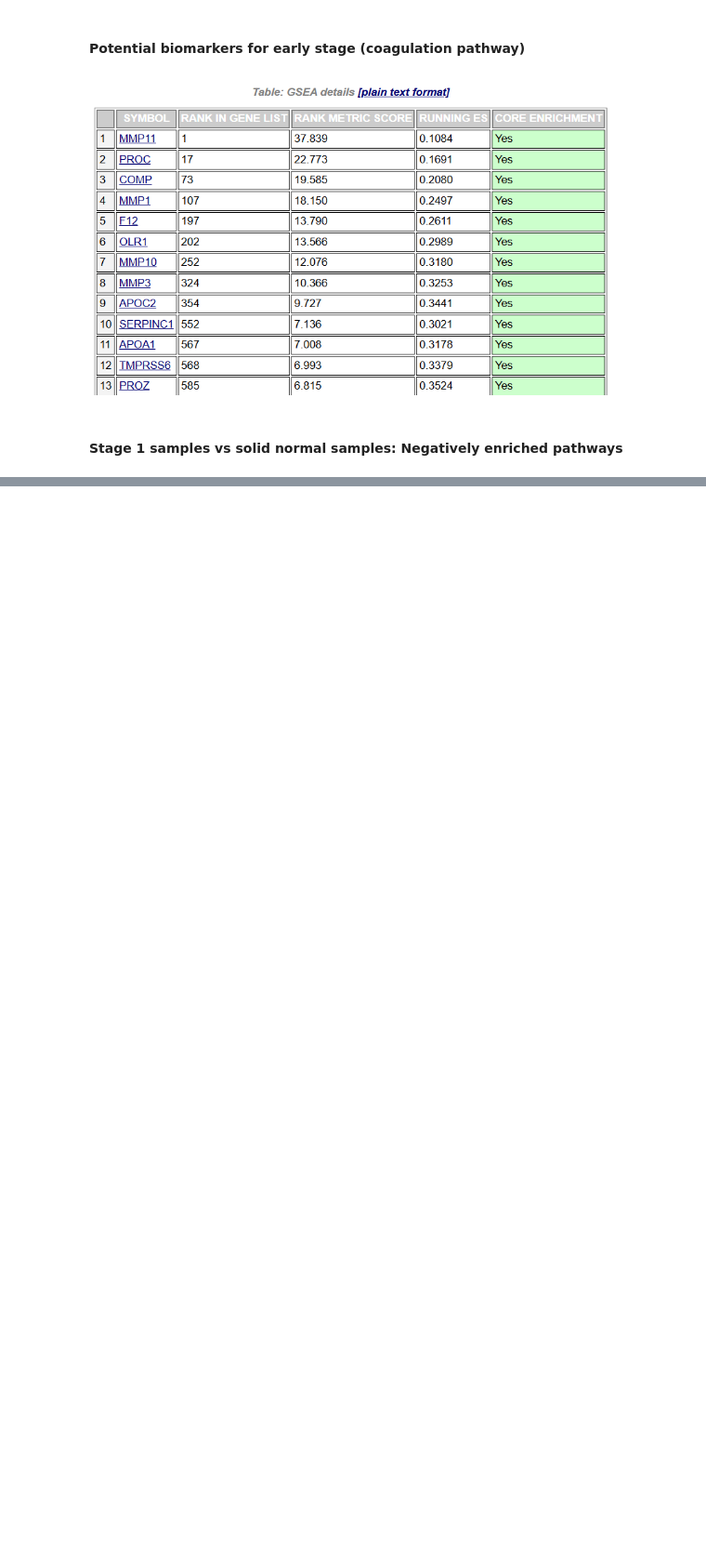
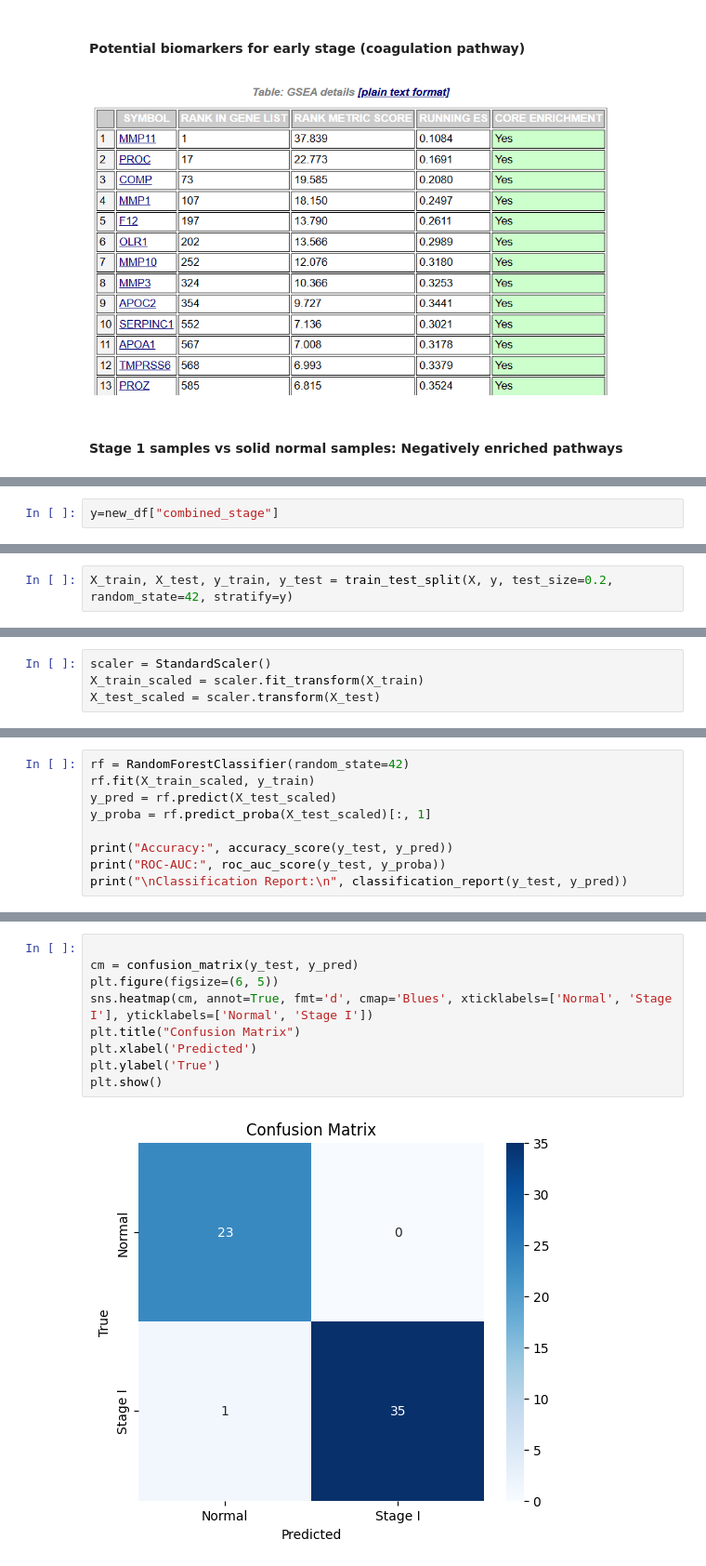
Before and after one commit to Neermita18/Multi-Omics-Breast-Cancer-BITS-Pilani, a Jupyter notebook: Early_stage_breast_cancer_biomarkers.ipynb, the cells around one changed output, grey strips where cells are left out. Shown: that part at 93% size. Drawn from its saved outputs; the diff is of its cells as text; blank space fills up the shorter version.

```diff
--- a/Early_stage_breast_cancer_biomarkers.ipynb
+++ b/Early_stage_breast_cancer_biomarkers.ipynb
@@ -416,0 +512,2 @@ gsea_1_2.to_csv("gsea_1_2.rnk", header=False, sep='\t')
+# %%
+y=new_df["combined_stage"]
@@ -416,0 +539,2 @@ gsea_1_2.to_csv("gsea_1_2.rnk", header=False, sep='\t')
+# %%
+X_train, X_test, y_train, y_test = train_test_split(X, y, test_size=0.2, random_state=42, stratify=y)
@@ -416,0 +558,4 @@ gsea_1_2.to_csv("gsea_1_2.rnk", header=False, sep='\t')
+# %%
+scaler = StandardScaler()
+X_train_scaled = scaler.fit_transform(X_train)
+X_test_scaled = scaler.transform(X_test)
@@ -416,0 +578,9 @@ gsea_1_2.to_csv("gsea_1_2.rnk", header=False, sep='\t')
+# %%
+rf = RandomForestClassifier(random_state=42)
+rf.fit(X_train_scaled, y_train)
+y_pred = rf.predict(X_test_scaled)
+y_proba = rf.predict_proba(X_test_scaled)[:, 1]
+
+print("Accuracy:", accuracy_score(y_test, y_pred))
+print("ROC-AUC:", roc_auc_score(y_test, y_proba))
+print("\nClassification Report:\n", classification_report(y_test, y_pred))
@@ -416,0 +600,11 @@ gsea_1_2.to_csv("gsea_1_2.rnk", header=False, sep='\t')
+# %%
+
+cm = confusion_matrix(y_test, y_pred)
+plt.figure(figsize=(6, 5))
+sns.heatmap(cm, annot=True, fmt='d', cmap='Blues', xticklabels=['Normal', 'Stage I'], yticklabels=['Normal', 'Stage I'])
+plt.title("Confusion Matrix")
+plt.xlabel('Predicted')
+plt.ylabel('True')
+plt.show()
+# %% [output]
+[figure, added]
```
Also changed, not shown: parts of 23 cells of this notebook.
